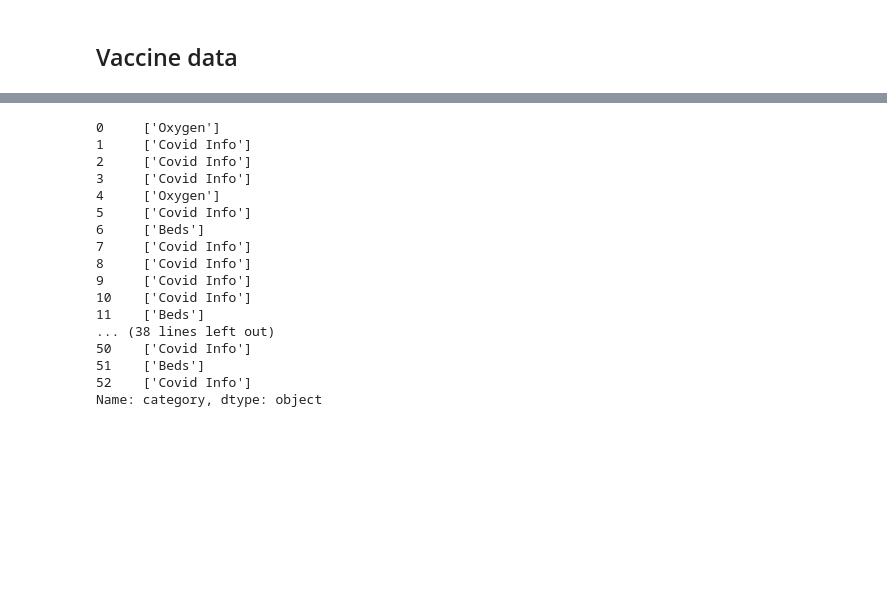
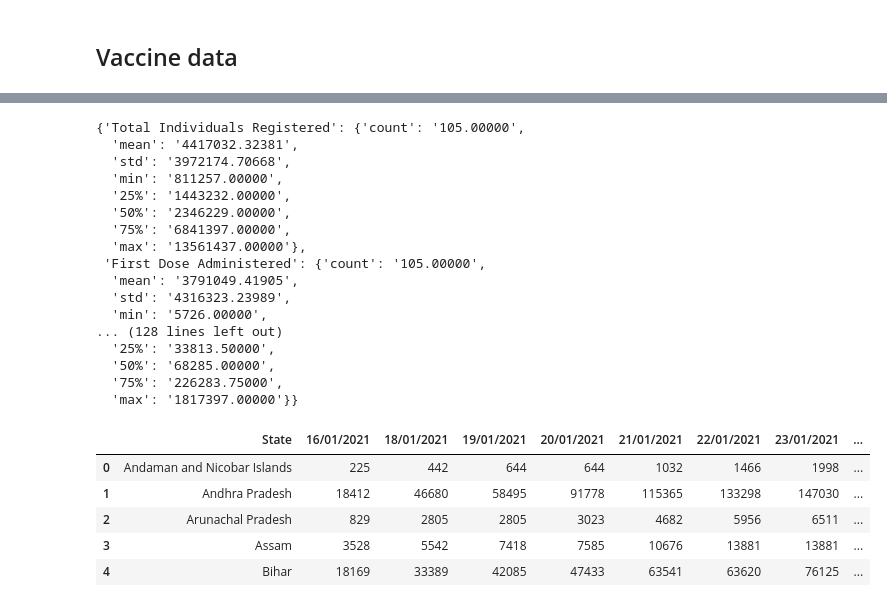
Before and after one commit to eeshsingh123/Covid19_Analysis, a Jupyter notebook: concepts/new_data_source_try/data_collection_and_cleaning.ipynb, the cells around one changed output, grey strips where cells are left out. Drawn from its saved outputs; the diff is of its cells as text; code cells hidden in the pictures; blank space fills up the shorter version.

```diff
--- a/concepts/new_data_source_try/data_collection_and_cleaning.ipynb
+++ b/concepts/new_data_source_try/data_collection_and_cleaning.ipynb
@@ -283,20 +168,31 @@ df = pd.read_csv("C:\\Users\\eeshs\\Desktop\\test.csv")
+# %%
+ss.to_dict()
+# %% [output]
+{'Total Individuals Registered': {'count': '105.00000',
+  'mean': '4417032.32381',
+  'std': '3972174.70668',
+  'min': '811257.00000',
+  '25%': '1443232.00000',
+  '50%': '2346229.00000',
+  '75%': '6841397.00000',
+  'max': '13561437.00000'},
+ 'First Dose Administered': {'count': '105.00000',
+  'mean': '3791049.41905',
+  'std': '4316323.23989',
+  'min': '5726.00000',
+... (128 lines left out)
+  '25%': '33813.50000',
+  '50%': '68285.00000',
+  '75%': '226283.75000',
+  'max': '1817397.00000'}}
+# %%
+df = pd.read_csv('http://api.covid19india.org/csv/latest/vaccine_doses_statewise.csv')
 # %%
-df['category']
+df.head()
 # %% [output]
-0     ['Oxygen']
-1     ['Covid Info']
-2     ['Covid Info']
-3     ['Covid Info']
-4     ['Oxygen']
-5     ['Covid Info']
-6     ['Beds']
-7     ['Covid Info']
-8     ['Covid Info']
-9     ['Covid Info']
-10    ['Covid Info']
-11    ['Beds']
-... (38 lines left out)
-50    ['Covid Info']
-51    ['Beds']
-52    ['Covid Info']
-Name: category, dtype: object
+|  | State | 16/01/2021 | 18/01/2021 | 19/01/2021 | 20/01/2021 | 21/01/2021 | 22/01/2021 | 23/01/2021 | ... |
+| 0 | Andaman and Nicobar Islands | 225 | 442 | 644 | 644 | 1032 | 1466 | 1998 | ... |
+| 1 | Andhra Pradesh | 18412 | 46680 | 58495 | 91778 | 115365 | 133298 | 147030 | ... |
+| 2 | Arunachal Pradesh | 829 | 2805 | 2805 | 3023 | 4682 | 5956 | 6511 | ... |
+| 3 | Assam | 3528 | 5542 | 7418 | 7585 | 10676 | 13881 | 13881 | ... |
+| 4 | Bihar | 18169 | 33389 | 42085 | 47433 | 63541 | 63620 | 76125 | ... |
```
Also changed, not shown: parts of 34 cells of this notebook, 10 other files.
